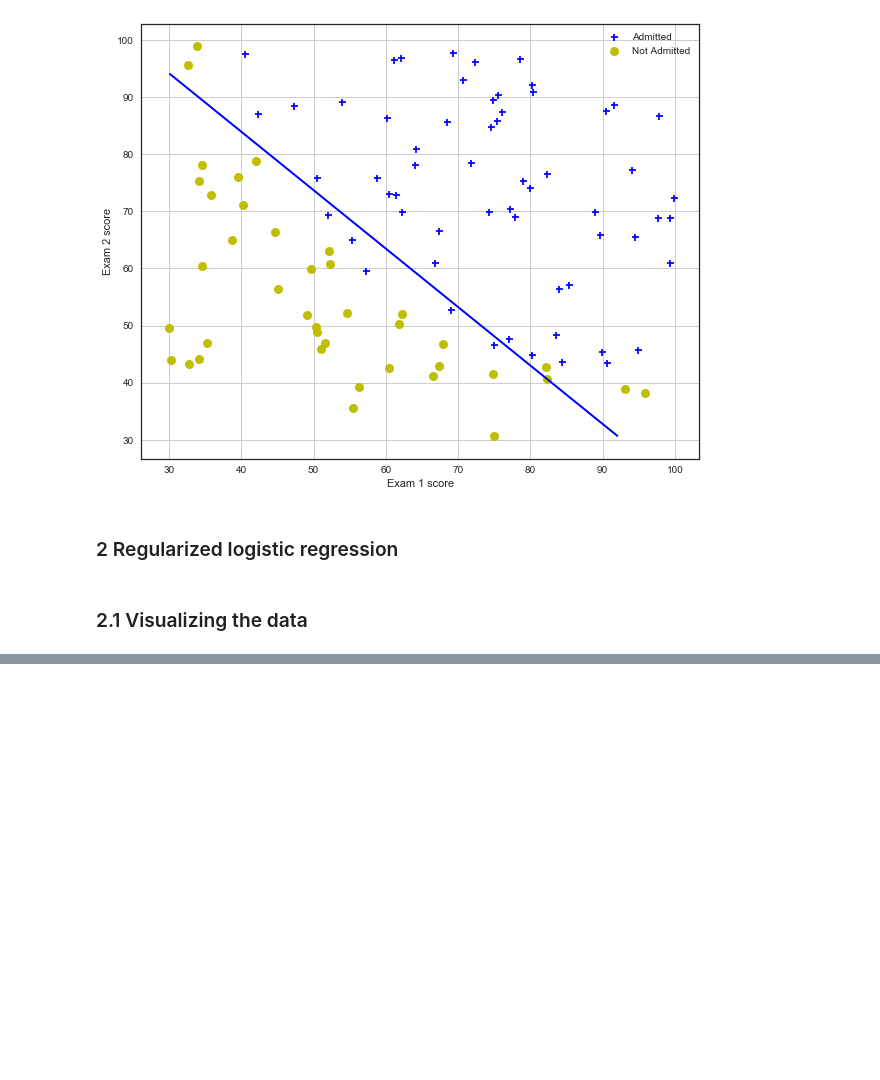
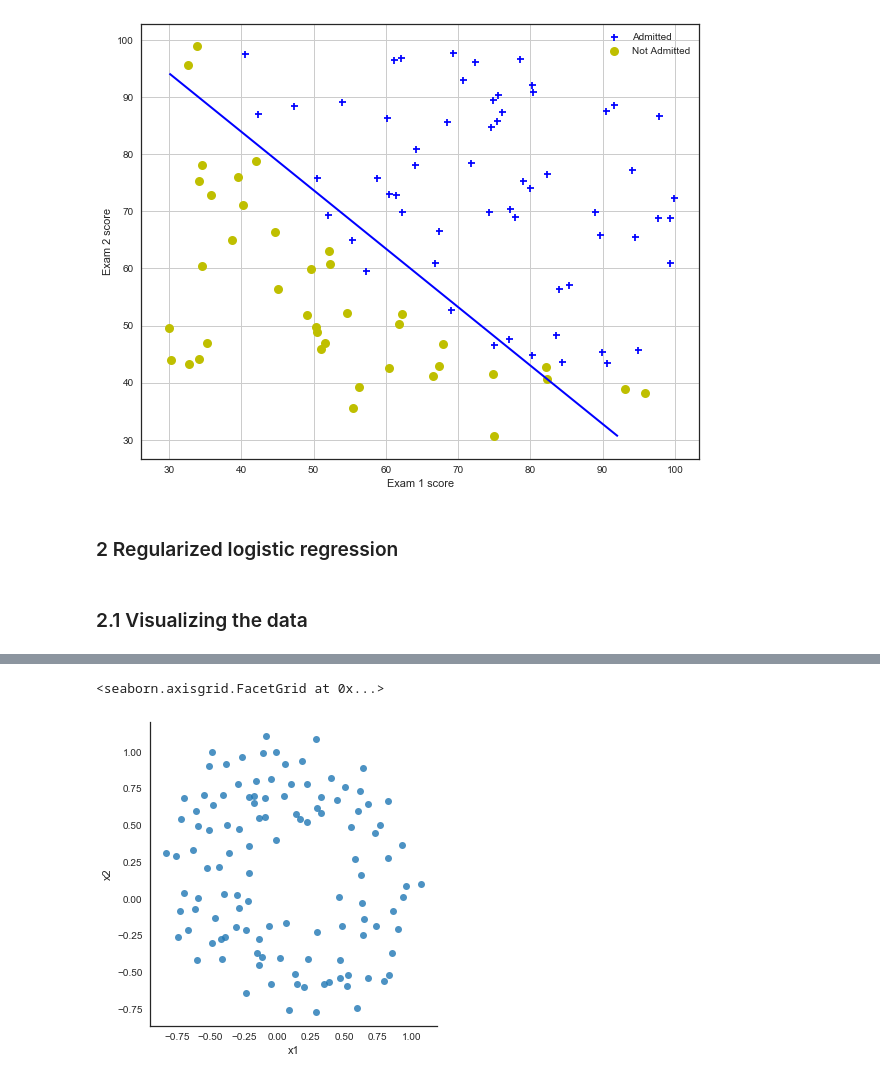
Before and after one commit to RunningLeon/coursera-ML, a Jupyter notebook: machine-learning-ex2/machine-learning-ex2/ex2/ex2.ipynb, the cells around one changed output, grey strips where cells are left out. Drawn from its saved outputs; the diff is of its cells as text; code cells hidden in the pictures; blank space fills up the shorter version.

Commit message:
visualization

```diff
--- a/machine-learning-ex2/machine-learning-ex2/ex2/ex2.ipynb
+++ b/machine-learning-ex2/machine-learning-ex2/ex2/ex2.ipynb
@@ -180,12 +180,19 @@ plotDecisionBoundary()
 # %% [markdown]
 ### 2.1 Visualizing the data
 # %%
-data2 = np.loadtxt('ex2data2.txt', delimiter=',')
-X = data2[:,0:2]
-y = data2[:,2]
-X = np.column_stack((np.ones(X.shape[0]), X))
-# Transer from 1-D ndarray to matrix !!!
-y = np.matrix(y).T
-
-print(X.shape)
+### Load data
+# data2 = np.loadtxt('ex2data2.txt', delimiter=',')
+data2 = pd.read_csv('ex2data2.txt', delimiter=',', header=None)
+data2.columns = ['x1', 'x2', 'y']
+print(data2.head())
+data2.columns
+data2.x1[:5]
+# X = data2[:,0:2]
+# y = data2[:,2]
+# X = np.column_stack((np.ones(X.shape[0]), X))
+# # Transer to 2D ndarray!!!
+# y = y[:, np.newaxis]
+# # y = y.reshape(len(y), 1)
+# print(y.shape)
+# print(X.shape)
 # %% [output]
@@ -192,0 +211,6 @@ print(X.shape)
+# %%
+### Plot data
+sns.lmplot(x='x1', y='x2', data=data2, fit_reg=False)
+# %% [output]
+<seaborn.axisgrid.FacetGrid at 0x...>
+[figure, added]
```
Also changed, not shown: parts of 3 cells of this notebook.
